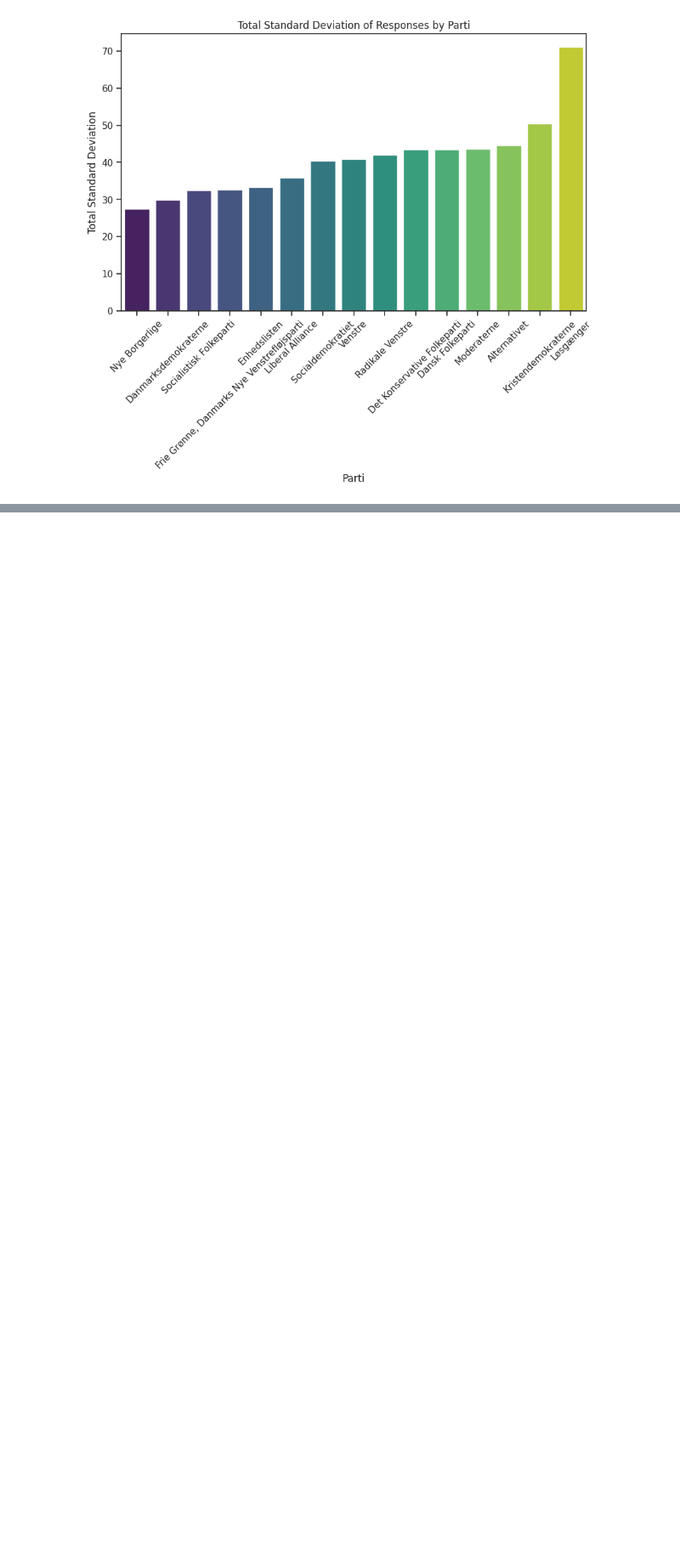
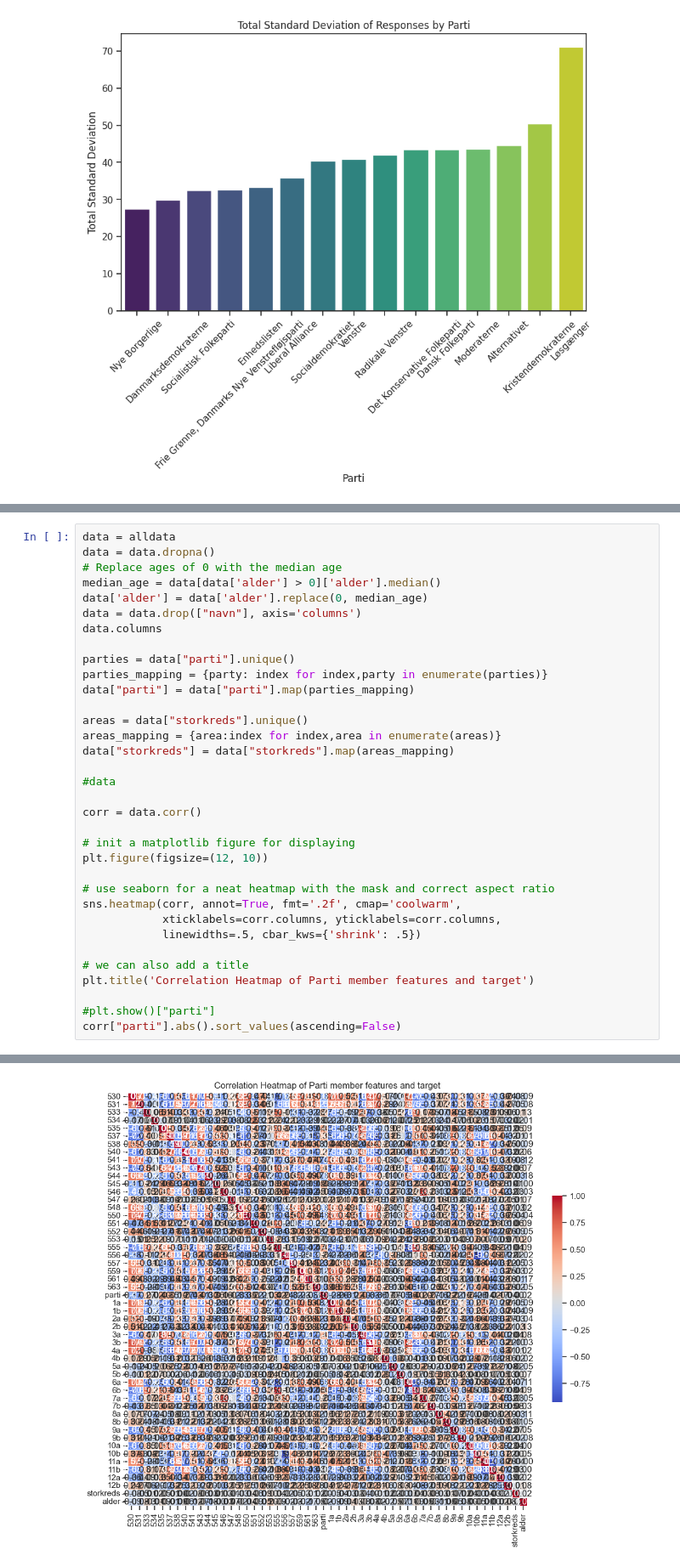
Before and after one commit to radoslavKiryazov/MAL, a Jupyter notebook: Assignment 2/2. Candidate Test 2022 I.ipynb, the cells around one changed output, grey strips where cells are left out. Shown at 85% size. Cells and saved outputs as stored; diff of their text form; blank space fills up the shorter version.

Commit message:
added correlation map

```diff
--- a/Assignment 2/2. Candidate Test 2022 I.ipynb
+++ b/Assignment 2/2. Candidate Test 2022 I.ipynb
@@ -254,0 +257,35 @@ plt.show()
+# %%
+data = alldata
+data = data.dropna()
+# Replace ages of 0 with the median age
+median_age = data[data['alder'] > 0]['alder'].median()
+data['alder'] = data['alder'].replace(0, median_age)
+data = data.drop(["navn"], axis='columns')
+data.columns
+
+parties = data["parti"].unique()
+parties_mapping = {party: index for index,party in enumerate(parties)}
+data["parti"] = data["parti"].map(parties_mapping)
+
+areas = data["storkreds"].unique()
+areas_mapping = {area:index for index,area in enumerate(areas)}
+data["storkreds"] = data["storkreds"].map(areas_mapping)
+
+#data
+
+corr = data.corr()
+
+# init a matplotlib figure for displaying
+plt.figure(figsize=(12, 10))
+
+# use seaborn for a neat heatmap with the mask and correct aspect ratio
+sns.heatmap(corr, annot=True, fmt='.2f', cmap='coolwarm',
+            xticklabels=corr.columns, yticklabels=corr.columns,
+            linewidths=.5, cbar_kws={'shrink': .5})
+
+# we can also add a title
+plt.title('Correlation Heatmap of Parti member features and target')
+
+#plt.show()["parti"]
+corr["parti"].abs().sort_values(ascending=False)
+# %% [output]
@@ -254,0 +309 @@ plt.show()
+[figure, added]
```
Also changed, not shown: parts of 3 cells of this notebook.
